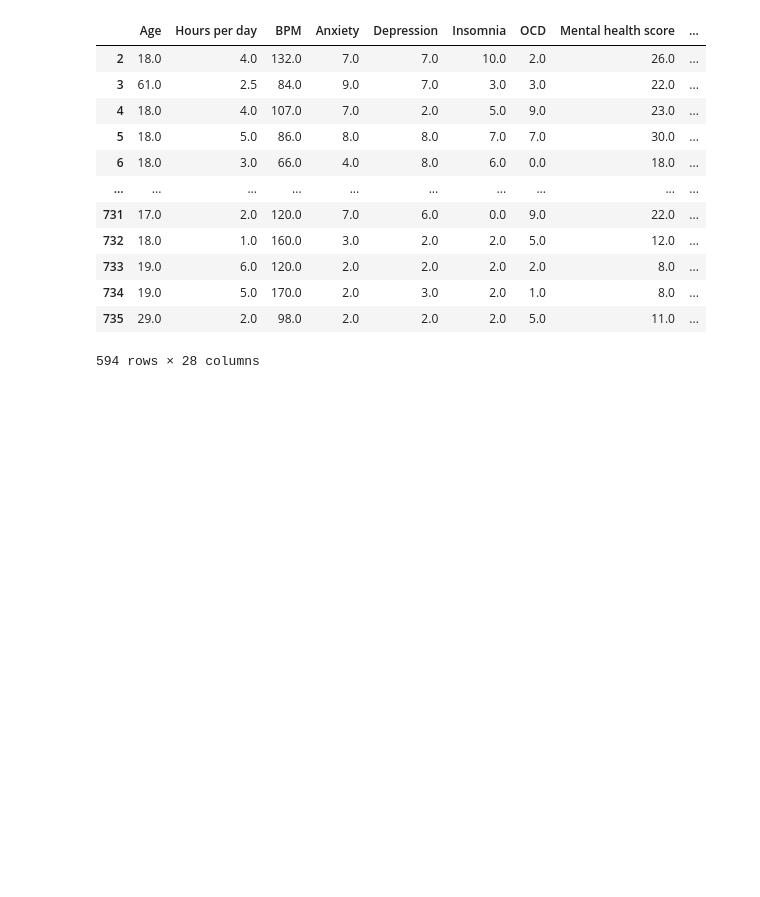
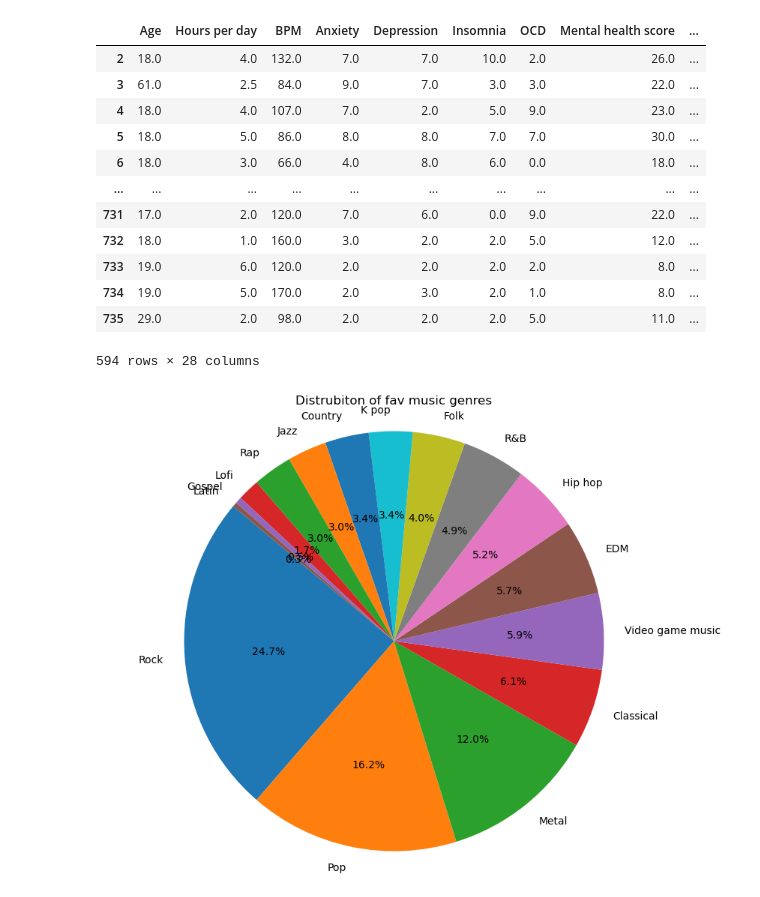
Before and after one commit to ElliceNels/B3EPIC, a Jupyter notebook: Data_Science_Workflow.ipynb, the cells around one changed output. Drawn from its saved outputs; the diff is of its cells as text; code cells hidden in the pictures; blank space fills up the shorter version.

Commit message:
graphs added

```diff
--- a/Data_Science_Workflow.ipynb
+++ b/Data_Science_Workflow.ipynb
@@ -249,3 +249,16 @@ HotDataset = dataset_hot
 HotDataset.to_csv('HotDataset.csv', index=False)
 numericalDataset = n_dataset
 numericalDataset.to_csv('numercialDataset.csv', index=False)
+# %%
+#Data visulation
+genre_counts = dataset['Fav genre'].value_counts()
+
+explode = [0.1]*len(genre_counts.index)
+
+plt.figure(figsize=(10,8))
+plt.pie(genre_counts, labels=genre_counts.index, autopct='%1.1f%%', startangle=140)
+plt.axis('equal')
+plt.title('Distrubiton of fav music genres')
+plt.show()
+# %% [output]
+[figure, added]
```
Also changed, not shown: parts of 5 cells of this notebook.
